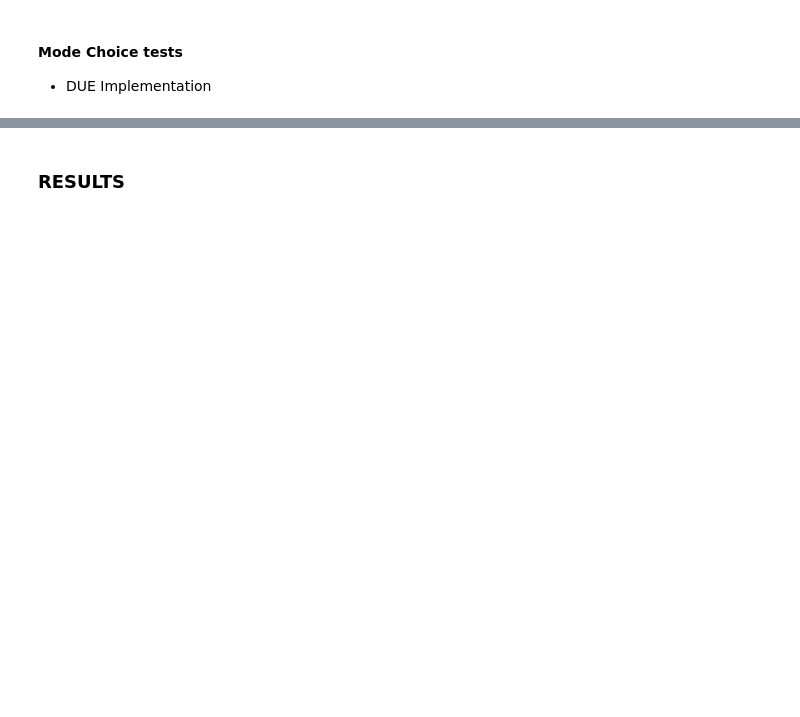
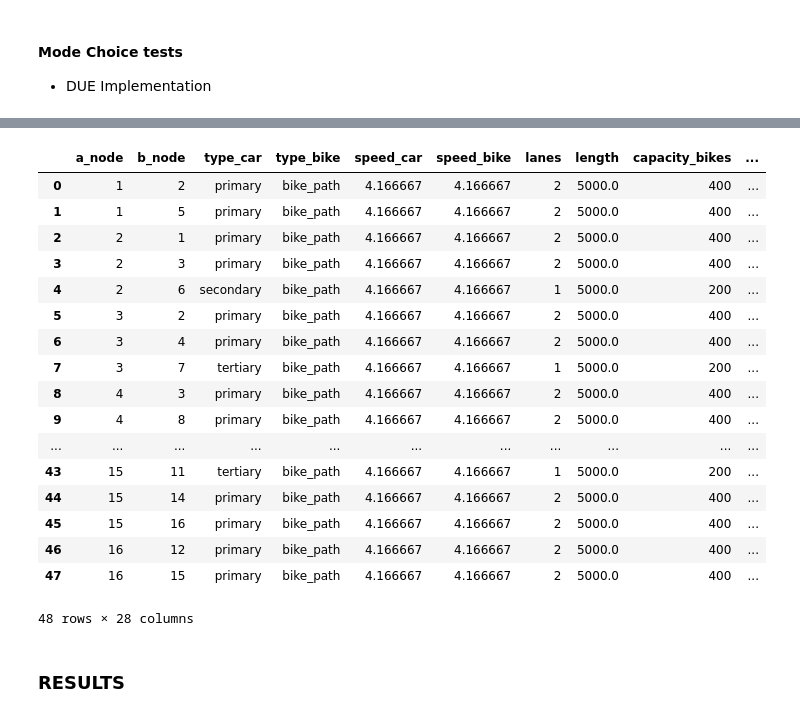
Before and after one commit to tim-lemm/code_these, a Jupyter notebook: notebooks/bike_model_v2.ipynb, the cells around one changed output, grey strips where cells are left out. Saved outputs shown, nothing was run; the diff lists cells and outputs as text; code cells hidden in the pictures; blank space fills up the shorter version.

```diff
--- a/notebooks/bike_model_v2.ipynb
+++ b/notebooks/bike_model_v2.ipynb
@@ -1667,3 +1729,24 @@ Stochastic (bikes) completed in 0.00s | TTT: 1596517
+# %%
+edge_df_tri
+# %% [output]
+|  | a_node | b_node | type_car | type_bike | speed_car | speed_bike | lanes | length | capacity_bikes | ... |
+| 0 | 1 | 2 | primary | bike_path | 4.166667 | 4.166667 | 2 | 5000.0 | 400 | ... |
+| 1 | 1 | 5 | primary | bike_path | 4.166667 | 4.166667 | 2 | 5000.0 | 400 | ... |
+| 2 | 2 | 1 | primary | bike_path | 4.166667 | 4.166667 | 2 | 5000.0 | 400 | ... |
+| 3 | 2 | 3 | primary | bike_path | 4.166667 | 4.166667 | 2 | 5000.0 | 400 | ... |
+| 4 | 2 | 6 | secondary | bike_path | 4.166667 | 4.166667 | 1 | 5000.0 | 200 | ... |
+| 5 | 3 | 2 | primary | bike_path | 4.166667 | 4.166667 | 2 | 5000.0 | 400 | ... |
+| 6 | 3 | 4 | primary | bike_path | 4.166667 | 4.166667 | 2 | 5000.0 | 400 | ... |
+| 7 | 3 | 7 | tertiary | bike_path | 4.166667 | 4.166667 | 1 | 5000.0 | 200 | ... |
+| 8 | 4 | 3 | primary | bike_path | 4.166667 | 4.166667 | 2 | 5000.0 | 400 | ... |
+| 9 | 4 | 8 | primary | bike_path | 4.166667 | 4.166667 | 2 | 5000.0 | 400 | ... |
+| ... | ... | ... | ... | ... | ... | ... | ... | ... | ... | ... |
+| 43 | 15 | 11 | tertiary | bike_path | 4.166667 | 4.166667 | 1 | 5000.0 | 200 | ... |
+| 44 | 15 | 14 | primary | bike_path | 4.166667 | 4.166667 | 2 | 5000.0 | 400 | ... |
+| 45 | 15 | 16 | primary | bike_path | 4.166667 | 4.166667 | 2 | 5000.0 | 400 | ... |
+| 46 | 16 | 12 | primary | bike_path | 4.166667 | 4.166667 | 2 | 5000.0 | 400 | ... |
+| 47 | 16 | 15 | primary | bike_path | 4.166667 | 4.166667 | 2 | 5000.0 | 400 | ... |
+48 rows × 28 columns
 # %% [markdown]
 ### RESULTS
 # %%
```
Also changed, not shown: parts of 5 cells of this notebook.
